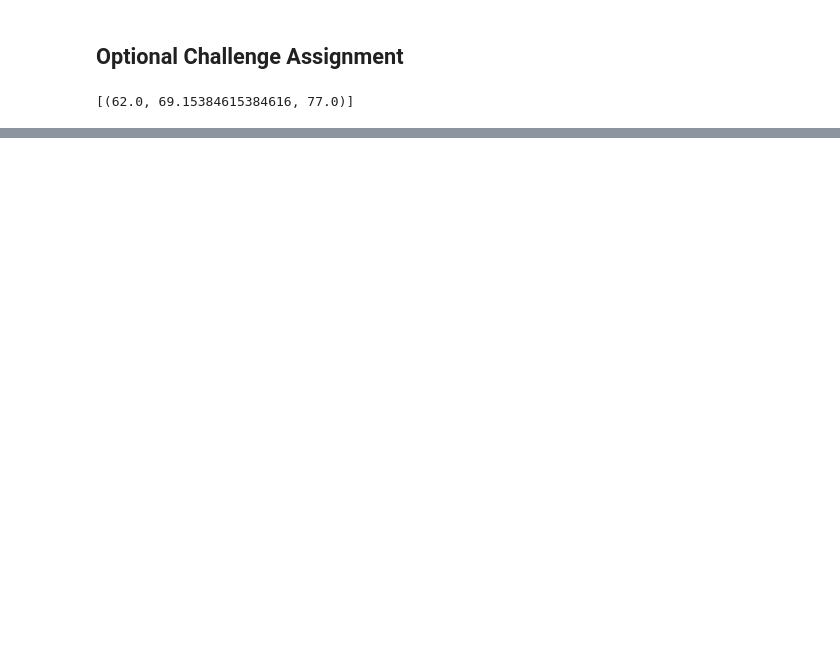
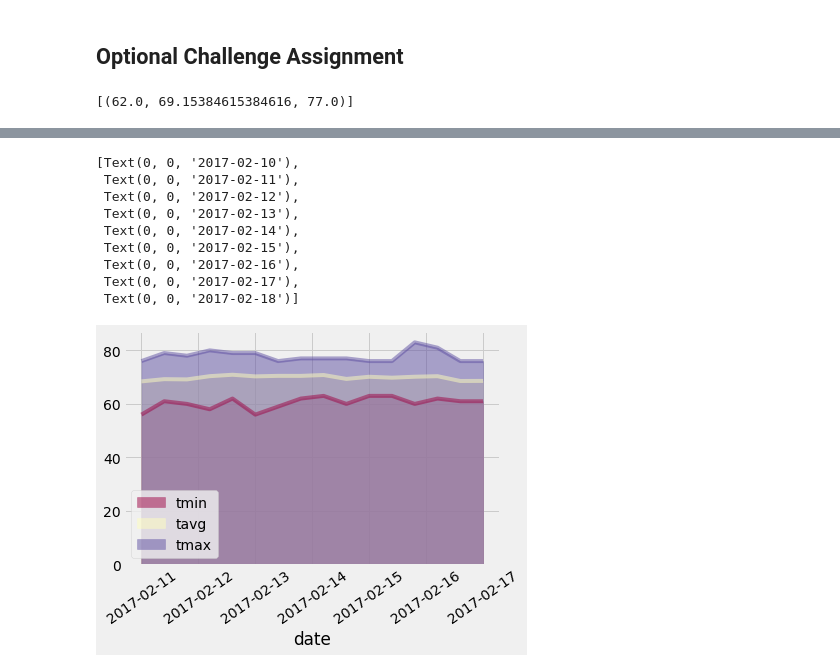
Before and after one commit to nandriychuk/SQLAlchemy, a Jupyter notebook: climate.ipynb, the cells around one changed output, grey strips where cells are left out. Cells and saved outputs as stored; diff of their text form; code cells hidden in the pictures; blank space fills up the shorter version.

```diff
--- a/climate.ipynb
+++ b/climate.ipynb
@@ -350,0 +393,7 @@ date_generated
+# %%
+# Load the previous query results into a Pandas DataFrame and add the `trip_dates` range as the `date` index
+# DataFrame(index = idx, data=(dict))
+trip_temp_pd = pd.DataFrame(normals, columns=['tmin', 'tavg', 'tmax'])
+date_trip_temp_pd = date_for_df.join(trip_temp_pd)
+date_trip_temp_pd.set_index(date_trip_temp_pd["date"], inplace=True)
+date_trip_temp_pd
@@ -351,2 +419,25 @@ date_generated
+# %%
+# Plot the daily normals as an area plot with `stacked=False`
+
+# tmin_plot, = plt.plot(new['date'], new['tmin'])
+# tavg_plot, = plt.plot(new['date'], new['tavg'])
+# tmax_plot, = plt.plot(new['date'], new['tmax'])
+# plt.legend(handles=[tmin_plot, tavg_plot, tmax_plot], loc="best")
+ax = date_trip_temp_pd.plot(kind='area', stacked=False, alpha=0.5, colormap='Spectral')
+# plt.xticks(rotation=35)
+# ax.set_xticks(date)
+ax.set_xticklabels(date_trip_temp_pd['date'], rotation=35)
+# ax.xlim(0,15)
+# %% [output]
+[Text(0, 0, '2017-02-10'),
+ Text(0, 0, '2017-02-11'),
+ Text(0, 0, '2017-02-12'),
+ Text(0, 0, '2017-02-13'),
+ Text(0, 0, '2017-02-14'),
+ Text(0, 0, '2017-02-15'),
+ Text(0, 0, '2017-02-16'),
+ Text(0, 0, '2017-02-17'),
+ Text(0, 0, '2017-02-18')]
+[figure, added]
 # %%
 # %% [output]
```
Also changed, not shown: parts of 15 cells of this notebook, 1 other file.
